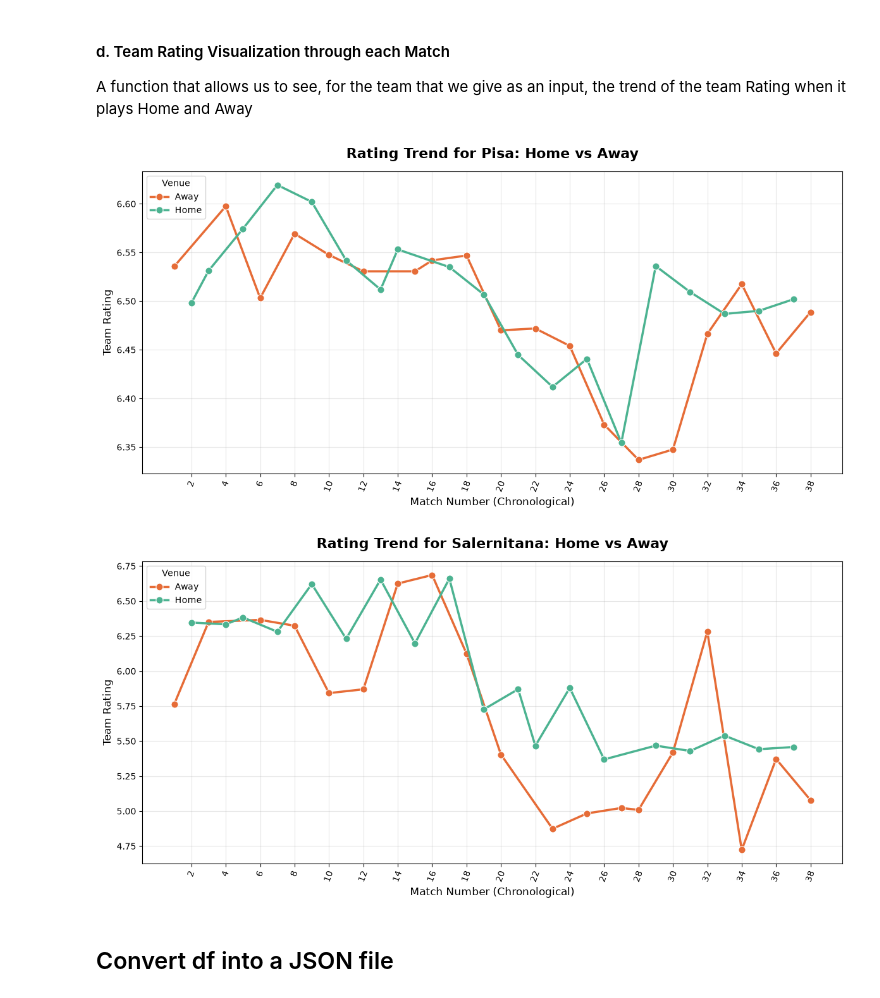
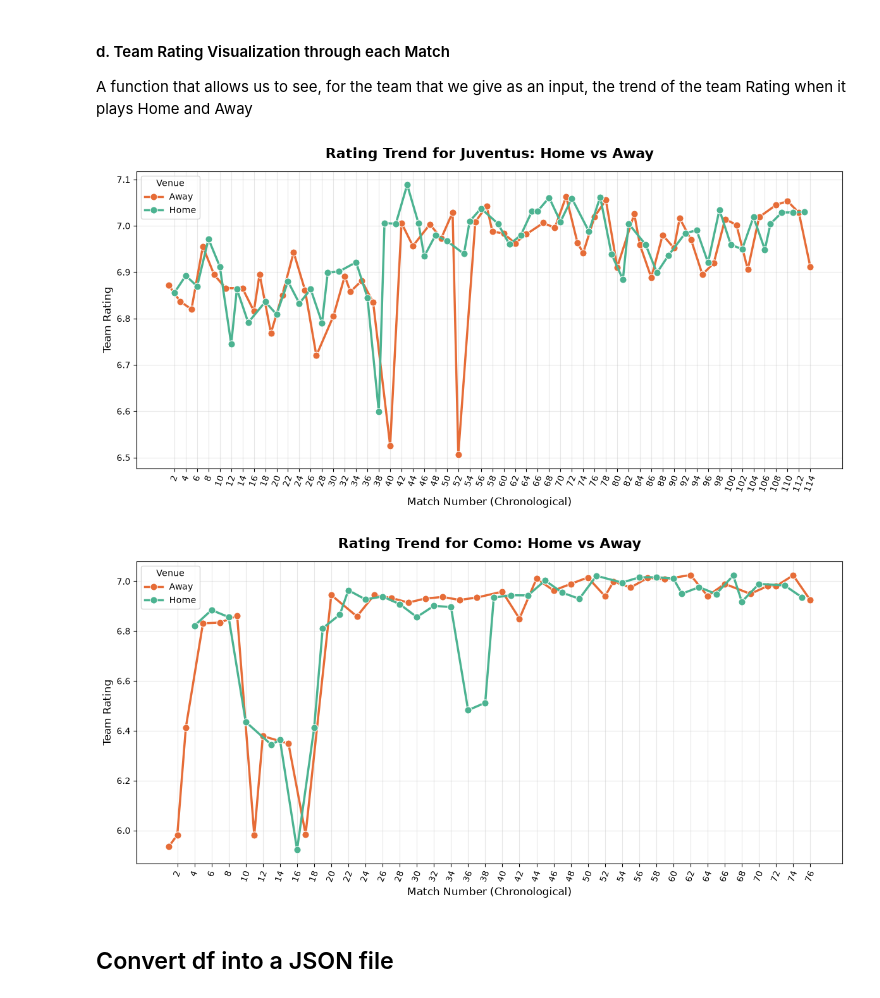
Before and after one commit to piro22/SerieA_DSFB_Project, a Jupyter notebook: API_App/data_exploration.ipynb, the cells around one changed output. Drawn from its saved outputs; the diff is of its cells as text; code cells hidden in the pictures.

```diff
--- a/API_App/data_exploration.ipynb
+++ b/API_App/data_exploration.ipynb
@@ -669,13 +669,13 @@ def plot_team_rating_trend(team_name):
     plt.tight_layout()
     plt.show()
 # %%
-plot_team_rating_trend('Pisa')
+plot_team_rating_trend('Juventus')
 # %% [output]
-[figure, old version]
+[figure, new version]
 # %%
-plot_team_rating_trend("Salernitana")
+plot_team_rating_trend("Como")
 # %% [output]
-[figure, old version]
+[figure, new version]
 # %% [markdown]
 ## Convert df into a JSON file
 # %%
```
Also changed, not shown: parts of 4 cells of this notebook, 10 other files.
